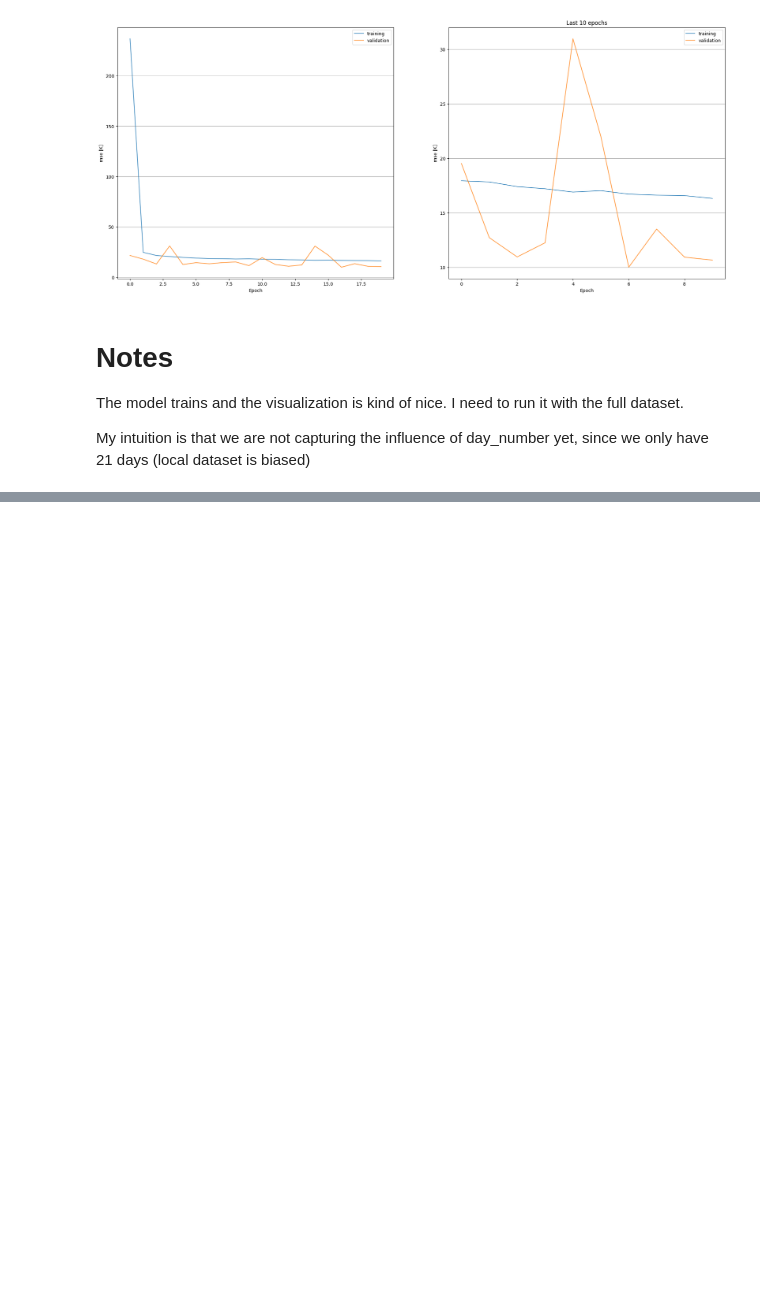
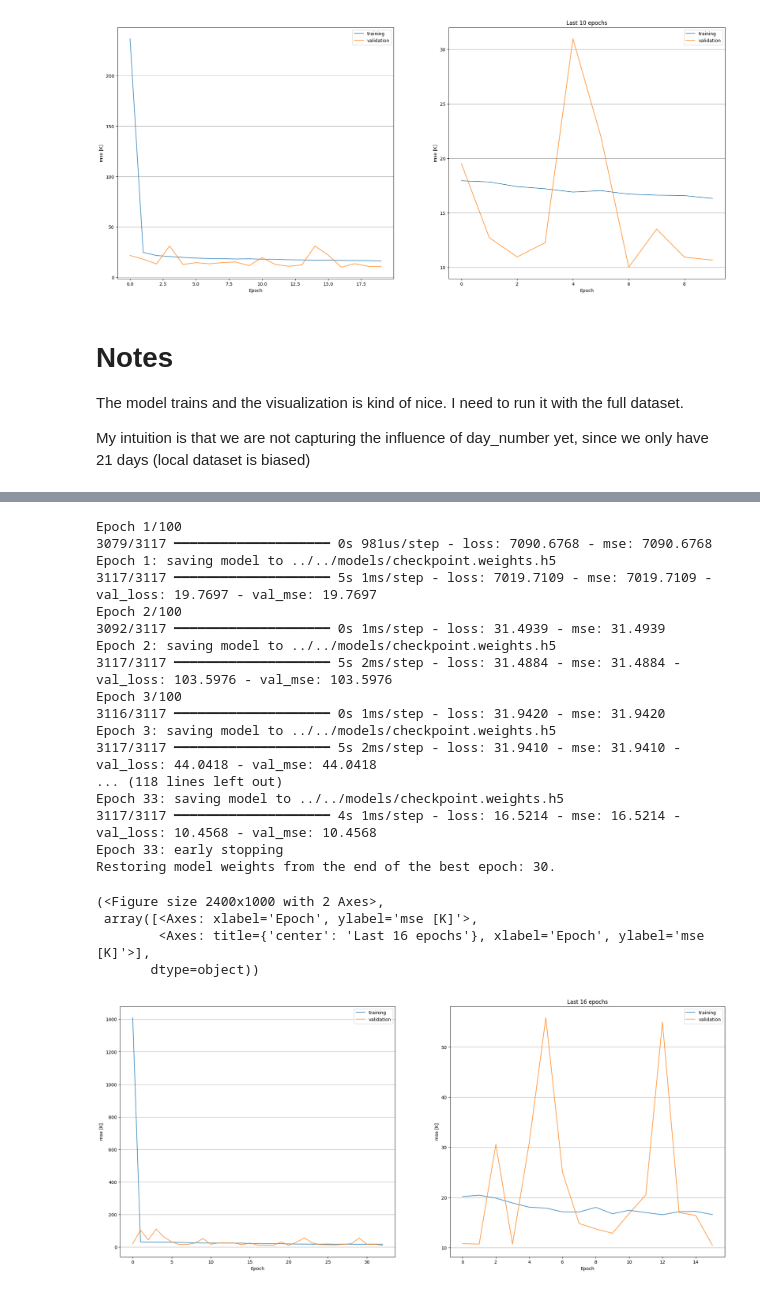
Before and after one commit to AndresTerrer/PMW_LST, a Jupyter notebook: notebooks/working_examples/Windsat_training.ipynb, the cells around one changed output, grey strips where cells are left out. Drawn from its saved outputs; the diff is of its cells as text; code cells hidden in the pictures; blank space fills up the shorter version.

```diff
--- a/notebooks/working_examples/Windsat_training.ipynb
+++ b/notebooks/working_examples/Windsat_training.ipynb
@@ -209,0 +257,14 @@ My intuition is that we are not capturing the influence of day_number yet, since
+# %%
+# Continue processing the data into a dataframe:
+ascds_df = ascds.to_dataframe()
+ascds_df.reset_index(inplace=True)
+ascds_df.dropna(inplace=True)
+ascds_df.drop(columns=["longitude_grid","latitude_grid"], inplace=True)
+ascds_df = transform_batch(ascds_df)
+# Experimental: remove day number from training, It does not seem to have an effect on training (with 21 days)
+# ascds_df.drop(columns = ["day_number"], inplace = True)
+
+# Not great the first time, try transforming the z value so its normalised (?)
+
+ascds_df["z"] = ascds_df["z"] - ascds_df["z"].min() /(ascds_df["z"].max() - ascds_df["z"].min())
+ascds_df
@@ -209,0 +285,3 @@ My intuition is that we are not capturing the influence of day_number yet, since
+# %%
+# Build the model again, same architecture + 1 input
+model =build_model(ascds_df.shape[1] - 1)
@@ -209,0 +307,51 @@ My intuition is that we are not capturing the influence of day_number yet, since
+# %%
+# Train on the local dataset:
+X, y = xy_split(ascds_df)
+x_train, x_test, y_train, y_test = train_test_split(X,y, test_size = 0.3, random_state = 13)
+
+# Fit the model
+callback = EarlyStopping(
+    monitor = "loss",
+    patience = 3,
+    min_delta = 0.1,
+    verbose=2,
+    restore_best_weights = True
+)
+
+checkpoints = ModelCheckpoint(
+    filepath="../../models/checkpoint.weights.h5",
+    save_weights_only= True,
+    verbose = 1
+)
+
+history = model.fit(
+    x_train,
+    y_train,
+    epochs=100,
+    validation_data=(x_test,y_test),
+    callbacks=[callback, checkpoints]
+)
+plot_history(history.history)
+# %% [output]
+Epoch 1/100
+3079/3117 ━━━━━━━━━━━━━━━━━━━━ 0s 981us/step - loss: 7090.6768 - mse: 7090.6768
+Epoch 1: saving model to ../../models/checkpoint.weights.h5
+3117/3117 ━━━━━━━━━━━━━━━━━━━━ 5s 1ms/step - loss: 7019.7109 - mse: 7019.7109 - val_loss: 19.7697 - val_mse: 19.7697
+Epoch 2/100
+3092/3117 ━━━━━━━━━━━━━━━━━━━━ 0s 1ms/step - loss: 31.4939 - mse: 31.4939
+Epoch 2: saving model to ../../models/checkpoint.weights.h5
+3117/3117 ━━━━━━━━━━━━━━━━━━━━ 5s 2ms/step - loss: 31.4884 - mse: 31.4884 - val_loss: 103.5976 - val_mse: 103.5976
+Epoch 3/100
+3116/3117 ━━━━━━━━━━━━━━━━━━━━ 0s 1ms/step - loss: 31.9420 - mse: 31.9420
+Epoch 3: saving model to ../../models/checkpoint.weights.h5
+3117/3117 ━━━━━━━━━━━━━━━━━━━━ 5s 2ms/step - loss: 31.9410 - mse: 31.9410 - val_loss: 44.0418 - val_mse: 44.0418
+... (118 lines left out)
+Epoch 33: saving model to ../../models/checkpoint.weights.h5
+3117/3117 ━━━━━━━━━━━━━━━━━━━━ 4s 1ms/step - loss: 16.5214 - mse: 16.5214 - val_loss: 10.4568 - val_mse: 10.4568
+Epoch 33: early stopping
+Restoring model weights from the end of the best epoch: 30.
+(<Figure size 2400x1000 with 2 Axes>,
+ array([<Axes: xlabel='Epoch', ylabel='mse [K]'>,
+        <Axes: title={'center': 'Last 16 epochs'}, xlabel='Epoch', ylabel='mse [K]'>],
+       dtype=object))
+[figure, added]
```
Also changed, not shown: parts of 8 cells of this notebook.
